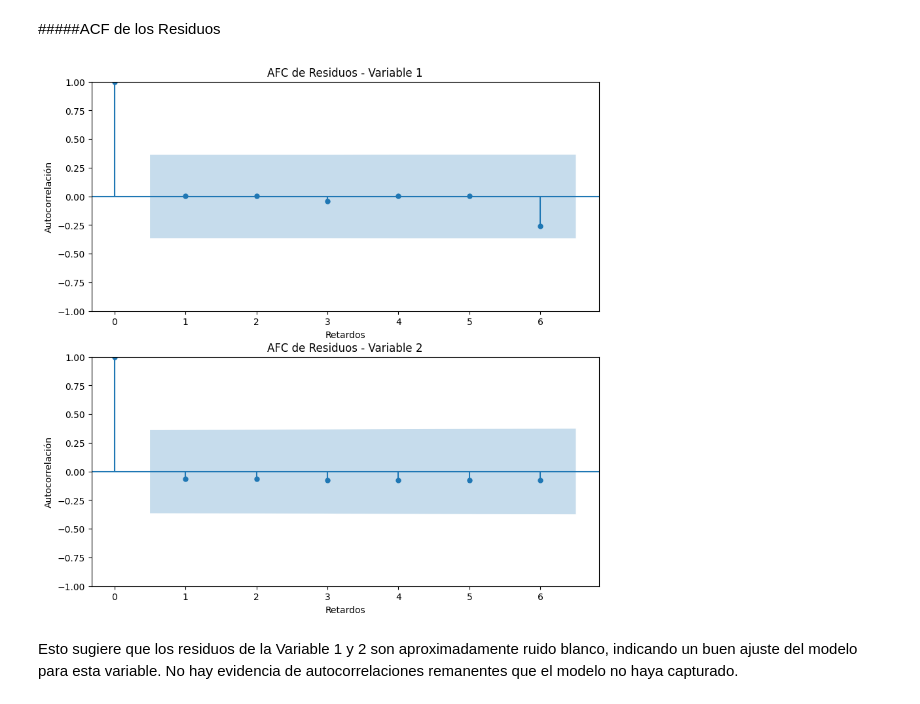
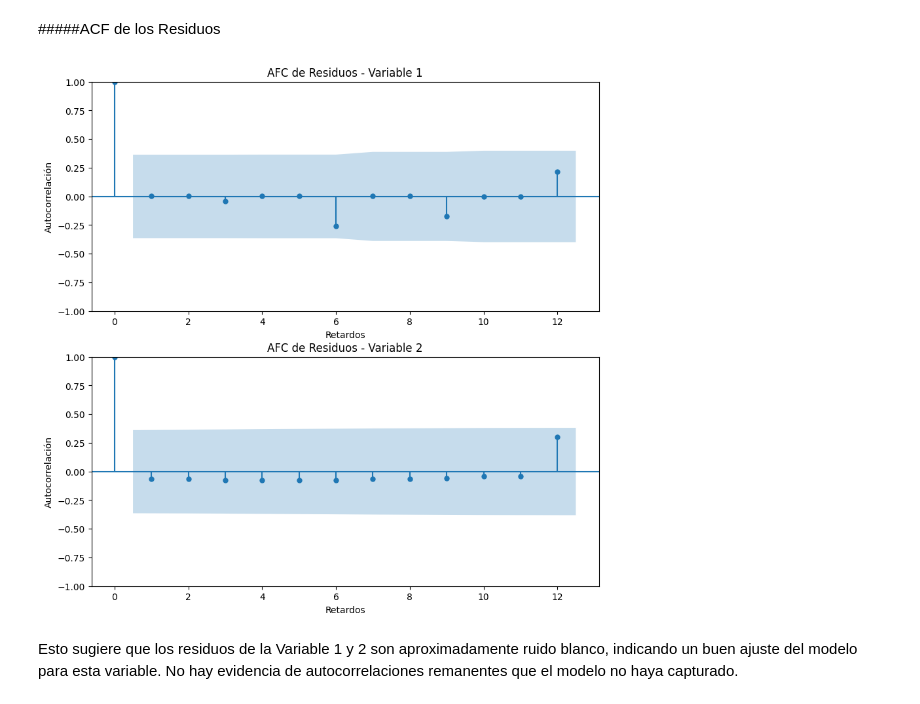
Before and after one commit to dmunozbe/TFM_DataScience, a Jupyter notebook: Forecasting/05. Sarria-Sant Gervasi/Forecasting_(Indicador_79).ipynb, the cells around one changed output. Drawn from its saved outputs; the diff is of its cells as text; code cells hidden in the pictures.

```diff
--- a/Forecasting/05. Sarria-Sant Gervasi/Forecasting_(Indicador_79).ipynb
+++ b/Forecasting/05. Sarria-Sant Gervasi/Forecasting_(Indicador_79).ipynb
@@ -650,12 +652,12 @@ import statsmodels.api as sm
 # %%
 # Realizar y graficar la función de autocorrelación para cada serie de residuos
 fig, axes = plt.subplots(nrows=residuals.shape[1], ncols=1, figsize=(10, 10))
 for i in range(residuals.shape[1]):
-    sm.graphics.tsa.plot_acf(residuals[:, i], lags=6, ax=axes[i], title=f'AFC de Residuos - Variable {i+1}')
+    sm.graphics.tsa.plot_acf(residuals[:, i], lags=12, ax=axes[i], title=f'AFC de Residuos - Variable {i+1}')
     axes[i].set_ylabel('Autocorrelación')
     axes[i].set_xlabel('Retardos')
 # %% [output]
-[figure, old version]
+[figure, new version]
 # %% [markdown]
 Esto sugiere que los residuos de la Variable 1 y 2 son aproximadamente ruido blanco, indicando un buen ajuste del modelo para esta variable. No hay evidencia de autocorrelaciones remanentes que el modelo no haya capturado.
 # %% [markdown]
```
Also changed, not shown: parts of 2 cells of this notebook.
